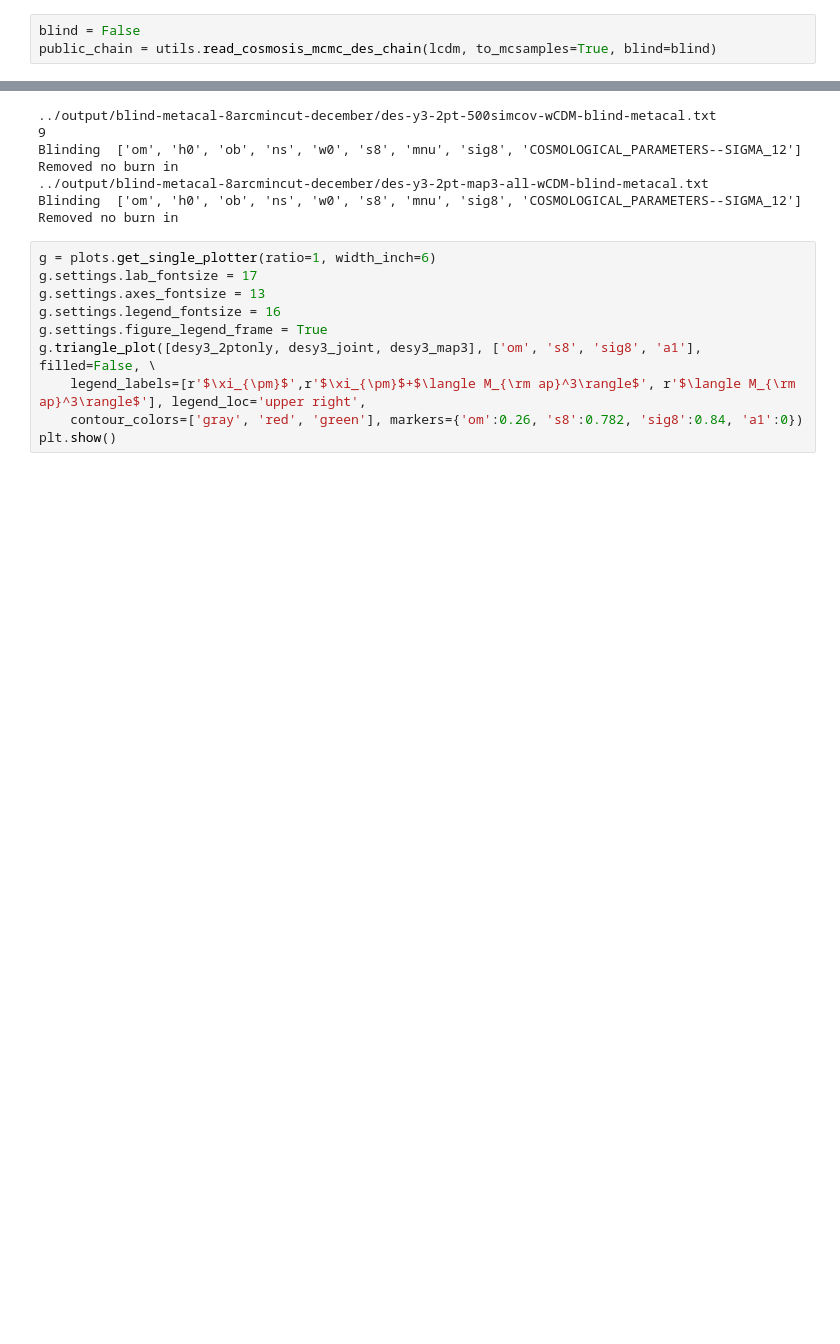
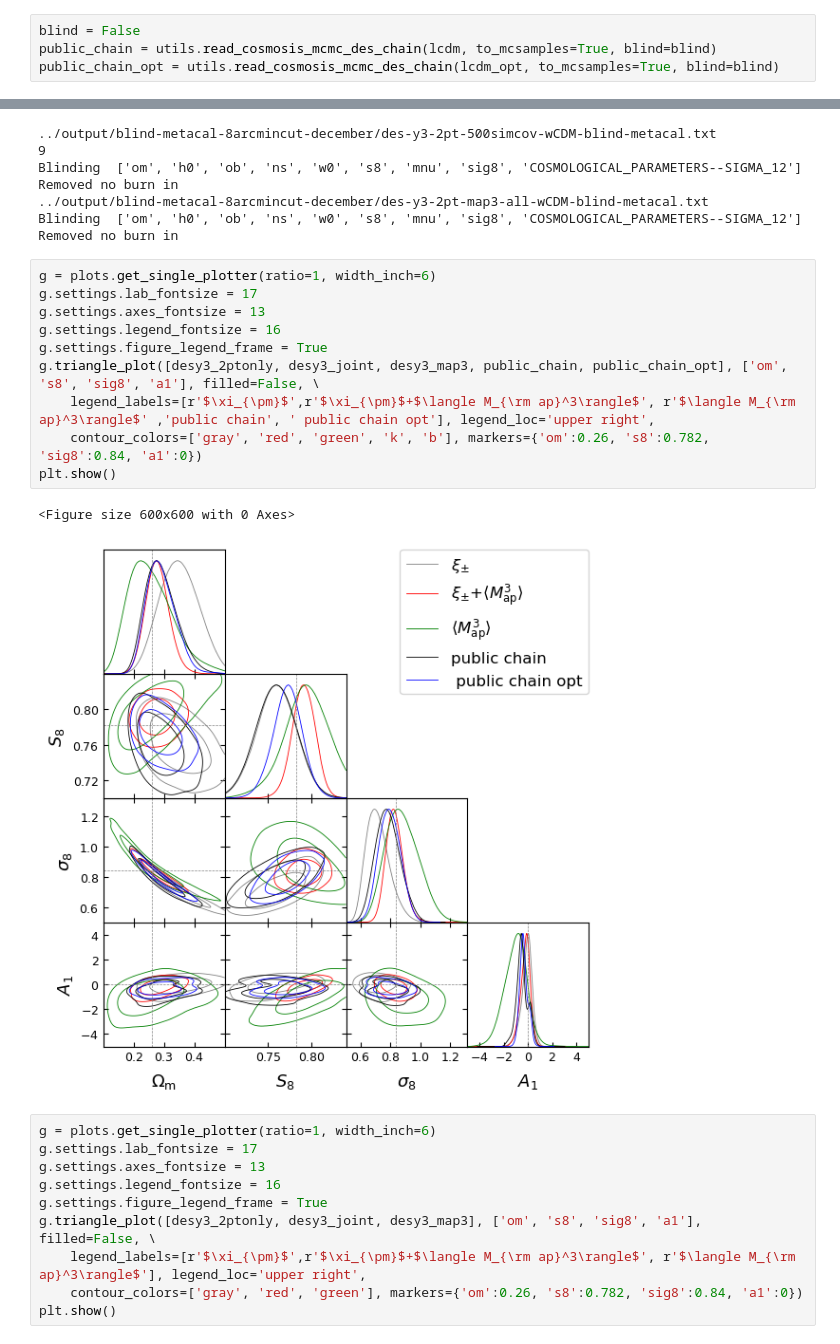
Before and after one commit to rchgomes/3pcf_integrator, a Jupyter notebook: plot-notebooks/unblinding-plot-y3-map3.ipynb, the cells around one changed output, grey strips where cells are left out. Saved outputs shown, nothing was run; the diff lists cells and outputs as text; blank space fills up the shorter version.

```diff
--- a/plot-notebooks/unblinding-plot-y3-map3.ipynb
+++ b/plot-notebooks/unblinding-plot-y3-map3.ipynb
@@ -17,4 +18,5 @@ wcdm = '../public_chains/chain_1x2pt_wcdm_SR_maglim.txt'
 # %%
 blind = False
 public_chain = utils.read_cosmosis_mcmc_des_chain(lcdm, to_mcsamples=True, blind=blind)
+public_chain_opt = utils.read_cosmosis_mcmc_des_chain(lcdm_opt, to_mcsamples=True, blind=blind)
 # %% [output]
@@ -77,6 +80,19 @@ Removed no burn in
 ../output/blind-metacal-8arcmincut-december/des-y3-2pt-map3-all-wCDM-blind-metacal.txt
 Blinding  ['om', 'h0', 'ob', 'ns', 'w0', 's8', 'mnu', 'sig8', 'COSMOLOGICAL_PARAMETERS--SIGMA_12']
 Removed no burn in
+# %%
+g = plots.get_single_plotter(ratio=1, width_inch=6)
+g.settings.lab_fontsize = 17
+g.settings.axes_fontsize = 13
+g.settings.legend_fontsize = 16
+g.settings.figure_legend_frame = True
+g.triangle_plot([desy3_2ptonly, desy3_joint, desy3_map3, public_chain, public_chain_opt], ['om', 's8', 'sig8', 'a1'], filled=False, \
+    legend_labels=[r'$\xi_{\pm}$',r'$\xi_{\pm}$+$\langle M_{\rm ap}^3\rangle$', r'$\langle M_{\rm ap}^3\rangle$' ,'public chain', ' public chain opt'], legend_loc='upper right',
+    contour_colors=['gray', 'red', 'green', 'k', 'b'], markers={'om':0.26, 's8':0.782, 'sig8':0.84, 'a1':0})
+plt.show()
+# %% [output]
+<Figure size 600x600 with 0 Axes>
+[figure, added]
 # %%
 g = plots.get_single_plotter(ratio=1, width_inch=6)
 g.settings.lab_fontsize = 17
```
Also changed, not shown: parts of 2 cells of this notebook.
